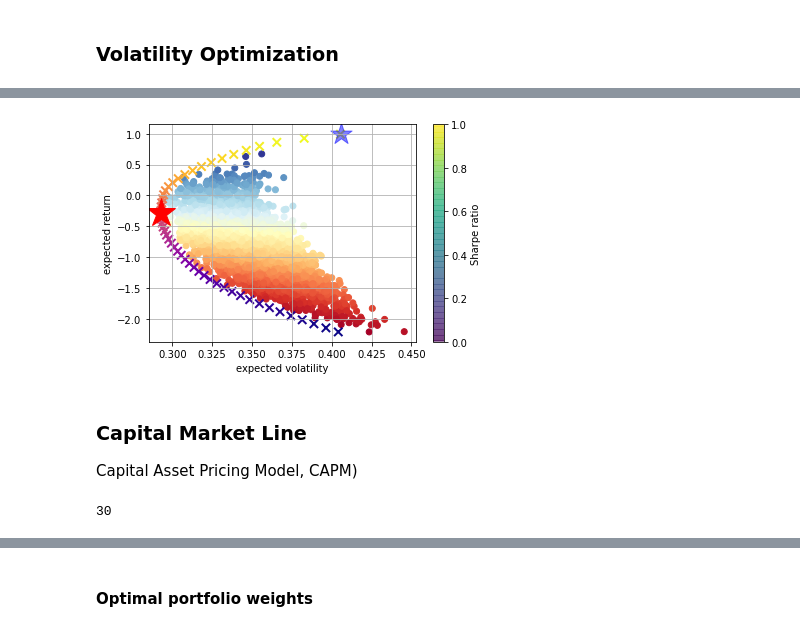
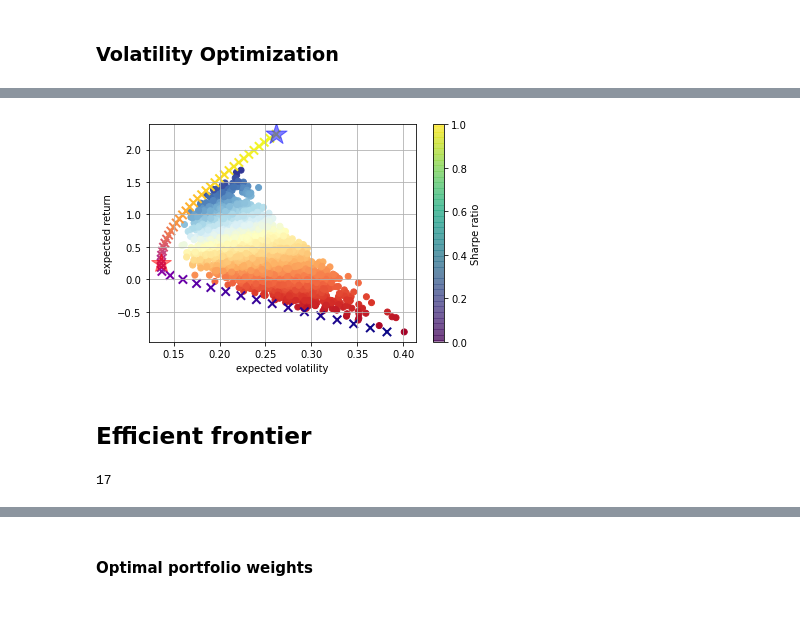
Before and after one commit to reejungkim/MarketAnalytics, a Jupyter notebook: S&P 100 Analytics - Markowitz portfolio.ipynb, the cells around one changed output, grey strips where cells are left out. Saved outputs shown, nothing was run; the diff lists cells and outputs as text; code cells hidden in the pictures.

```diff
--- a/S&P 100 Analytics - Markowitz portfolio.ipynb
+++ b/S&P 100 Analytics - Markowitz portfolio.ipynb
@@ -45,4 +45,4 @@ from reportlab.lib.styles import getSampleStyleSheet, ParagraphStyle
 from reportlab.lib.units import inch
 from reportlab.platypus.tableofcontents import TableOfContents
 # %%
-days_to_lookback = int (input('days to search financial data:'))
+days_to_lookback =  20    #int (input('days to search financial data:'))
@@ -300,8 +292,8 @@ def statistics(weights):
 
     Returns
     =======
-    pret : float
-    pvol : float
+    pret : float  (portfolio return)
+    pvol : float   (portfoliio volatility)
     pret / pvol : float      #sharp ratio (beta)
 
     '''
@@ -452,8 +449,10 @@ prets.min(), prets.max()
 # %%
 %%time
-trets = np.linspace(prets.min(), max(prets.max(), pt_opts[0])  , 50)
+
+
+trets = np.linspace( prets.min() , max(prets.max(), pt_opts[0].max()), 50)
 tvols = []
-for tret in trets:
+for tret in trets:       #getting weight where minimum volatility occurs for each returned value
     cons = ({'type': 'eq', 'fun': lambda x:  statistics(x)[0] - tret},
             {'type': 'eq', 'fun': lambda x:  np.sum(x) - 1})
     res = sco.minimize(min_func_port, len(symbols)* [1. / len(symbols),], method='SLSQP',
@@ -466,37 +478,38 @@ Wall time: 3.25 s
 # %%
-plt.scatter(pvols, prets,
-            c=prets / pvols, marker='o', cmap='RdYlBu')
-            # rangdomly weighted sample portfolio simulations
+# rangdomly weighted sample portfolio simulations
+plt.scatter(pvols, prets, c=prets / pvols, marker='o', cmap='RdYlBu')
 
-plt.scatter(tvols, trets,
-            c=trets / tvols, marker='x', s=70, linewidth=2, cmap='plasma')
-            # Efficient frontier
+
+# Minimum variance frontier
+plt.scatter(tvols, trets, c=trets / tvols, marker='x', s=70, linewidth=2, cmap='plasma')
+
 
 #highest sharp ratio
 pt_opts = statistics(opts['x']).round(3)
 plt.scatter(pt_opts[1], pt_opts[0], marker="*", s=500, alpha=0.5, color='b')
 
 
-plt.plot(statistics(optv['x'])[1], statistics(optv['x'])[0],
-         'y*', markersize=30, color='r')
-            # Optimal (minimum) volatility
+# Optimal (minimum) volatility
+pt_optv = statistics(optv['x']).round(3)
+plt.plot(pt_optv[1], pt_optv[0], marker="*", markersize=20, alpha=0.5, color='r')
+#plt.plot(statistics(optv['x'])[1], statistics(optv['x'])[0], 'y*', markersize=20, color='r')
+
 
 plt.grid(True)
 plt.xlabel('expected volatility')
 plt.ylabel('expected return')
 plt.colorbar(label='Sharpe ratio')
 plt.show()
 # %% [output]
-[figure, old version]
+[figure, new version]
-# %% [markdown]
-### Capital Market Line
-Capital Asset Pricing Model, CAPM)
+# %% [markdown]
+## Efficient frontier
 # %%
 import scipy.interpolate as sci
 # %%
 np.argmin(tvols) #find index of minimum value of volatility
 # %% [output]
-30
+17
 # %%
 ind = np.argmin(tvols)
 evols = tvols[ind:]    #include array only up to the index of minimum volatility
```
Also changed, not shown: parts of 53 cells of this notebook, 1 other file.
